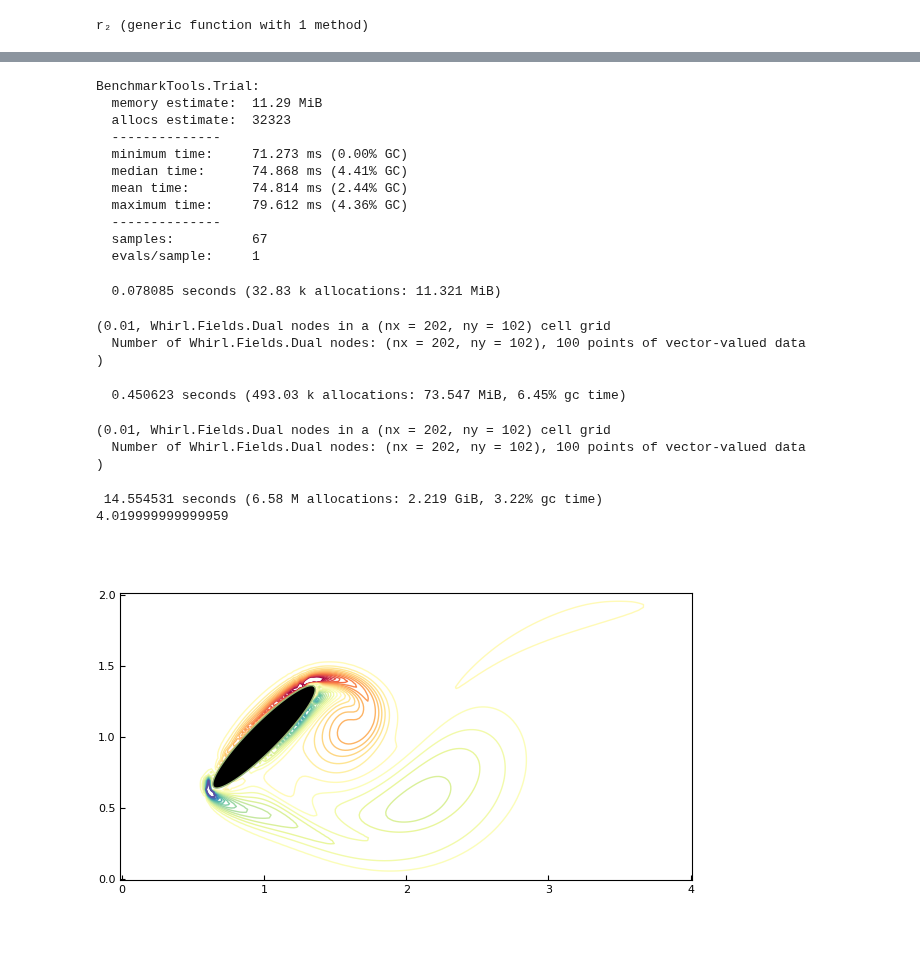
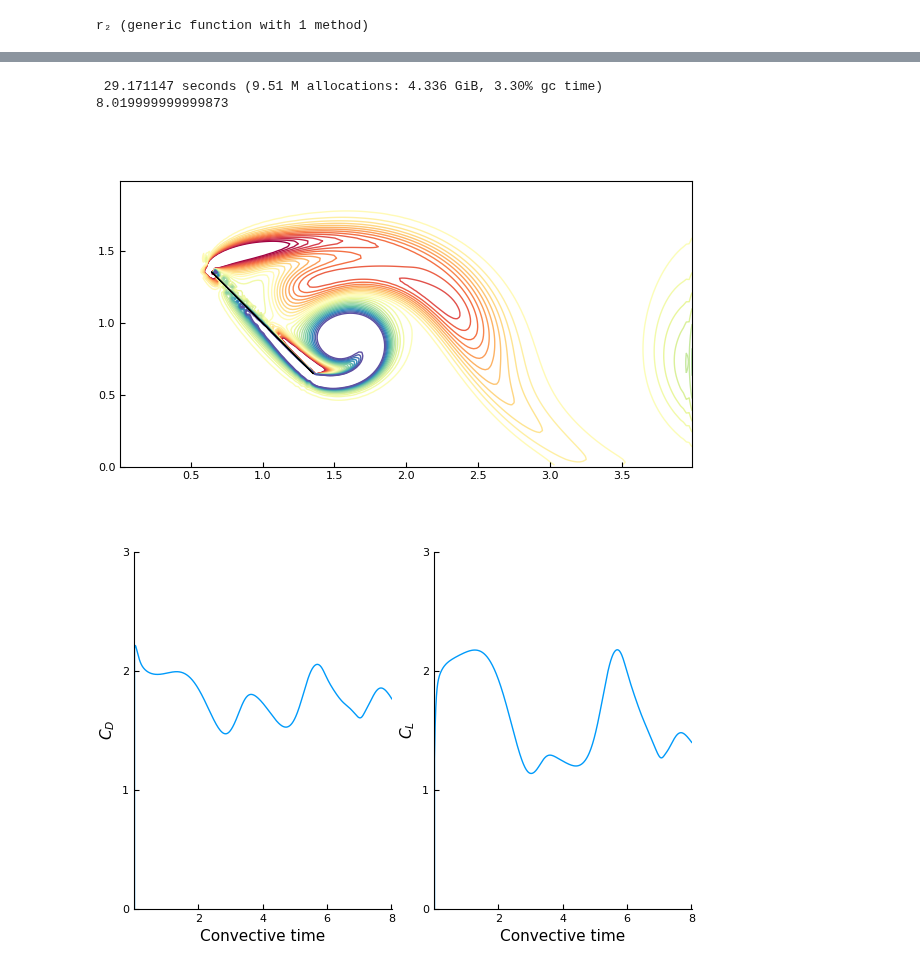
Before and after one commit to JuliaIBPM/ViscousFlow.jl, a Jupyter notebook: examples/Basic Navier-Stokes with a body.ipynb, the cells around one changed output, grey strips where cells are left out. Drawn from its saved outputs; the diff is of its cells as text; code cells hidden in the pictures.

```diff
--- a/examples/Basic Navier-Stokes with a body.ipynb
+++ b/examples/Basic Navier-Stokes with a body.ipynb
@@ -142,5 +115,8 @@ Order-3 IF-HERK integrator with
 t = 0.0
 w₀ .= 0.0
 w = deepcopy(w₀)
-tf = 2
+tf = 4
 T = 0:Δt:tf;
+fx = Float64[];
+fy = Float64[];
+thist = Float64[];
@@ -247,45 +123,26 @@ BenchmarkTools.Trial:
-# %%
-@benchmark ifherk($t,$w)
-# %% [output]
-BenchmarkTools.Trial:
-  memory estimate:  11.29 MiB
-  allocs estimate:  32323
-  --------------
-  minimum time:     71.273 ms (0.00% GC)
-  median time:      74.868 ms (4.41% GC)
-  mean time:        74.814 ms (2.44% GC)
-  maximum time:     79.612 ms (4.36% GC)
-  --------------
-  samples:          67
-  evals/sample:     1
-# %%
-@time t, w, f = ifherk(t,w)
-# %% [output]
-  0.078085 seconds (32.83 k allocations: 11.321 MiB)
-(0.01, Whirl.Fields.Dual nodes in a (nx = 202, ny = 102) cell grid
-  Number of Whirl.Fields.Dual nodes: (nx = 202, ny = 102), 100 points of vector-valued data
-)
-# %%
-@time t, w, f = ifherk(t,w)
-# %% [output]
-  0.450623 seconds (493.03 k allocations: 73.547 MiB, 6.45% gc time)
-(0.01, Whirl.Fields.Dual nodes in a (nx = 202, ny = 102) cell grid
-  Number of Whirl.Fields.Dual nodes: (nx = 202, ny = 102), 100 points of vector-valued data
-)
 # %%
 @time for ti in T
-    t, w = ifherk(t,w)
+    t, w, f = ifherk(t,w)
+    push!(thist,t)
+    push!(fx,sum(f.u)*Δx^2)
+    push!(fy,sum(f.v)*Δx^2)
 end
 println(t)
 # %% [output]
- 14.554531 seconds (6.58 M allocations: 2.219 GiB, 3.22% gc time)
-4.019999999999959
+ 29.171147 seconds (9.51 M allocations: 4.336 GiB, 3.30% gc time)
+8.019999999999873
 # %%
 xg,yg = coordinates(w,dx=Δx)
-plot(xg,yg,w,levels=linspace(-0.5,0.5,30))
-plot!(body,fillcolor=:black)
+plot(xg,yg,w,trim=1,levels=linspace(-0.15,0.15,30))
+plot!(body,fillcolor=:black,linecolor=:black)
 # %% [output]
-[figure, old version]
+[figure, new version]
+# %%
+px = plot(thist,2*fx,ylim=(0,3),xlabel="Convective time",ylabel="\$C_D\$",legend=false)
+py = plot(thist,2*fy,ylim=(0,3),xlabel="Convective time",ylabel="\$C_L\$",legend=false)
+plot(px,py)
+# %% [output]
+[figure, added]
 # %%
 xg,yg = coordinates(w,dx=Δx)
 ψ = deepcopy(w)
```
Also changed, not shown: parts of 42 cells of this notebook, 2 other files.
